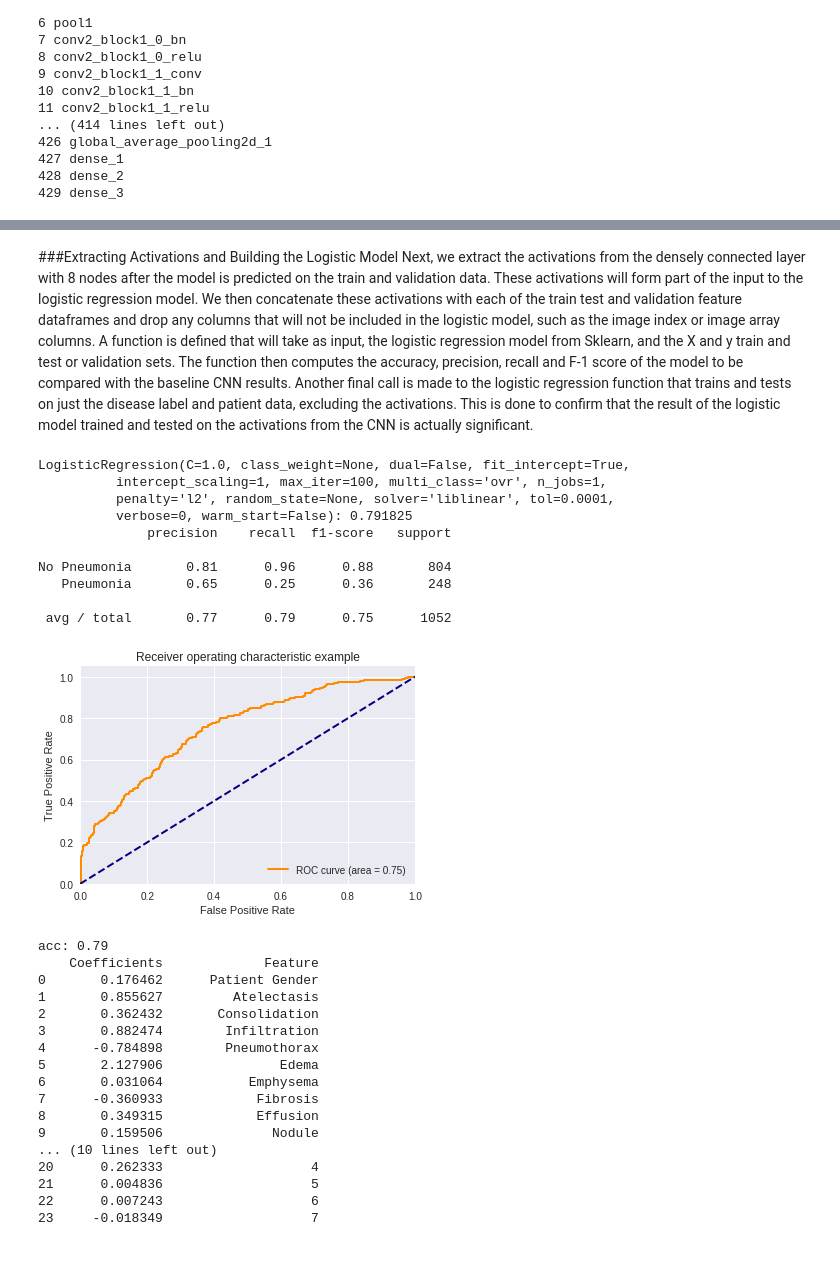
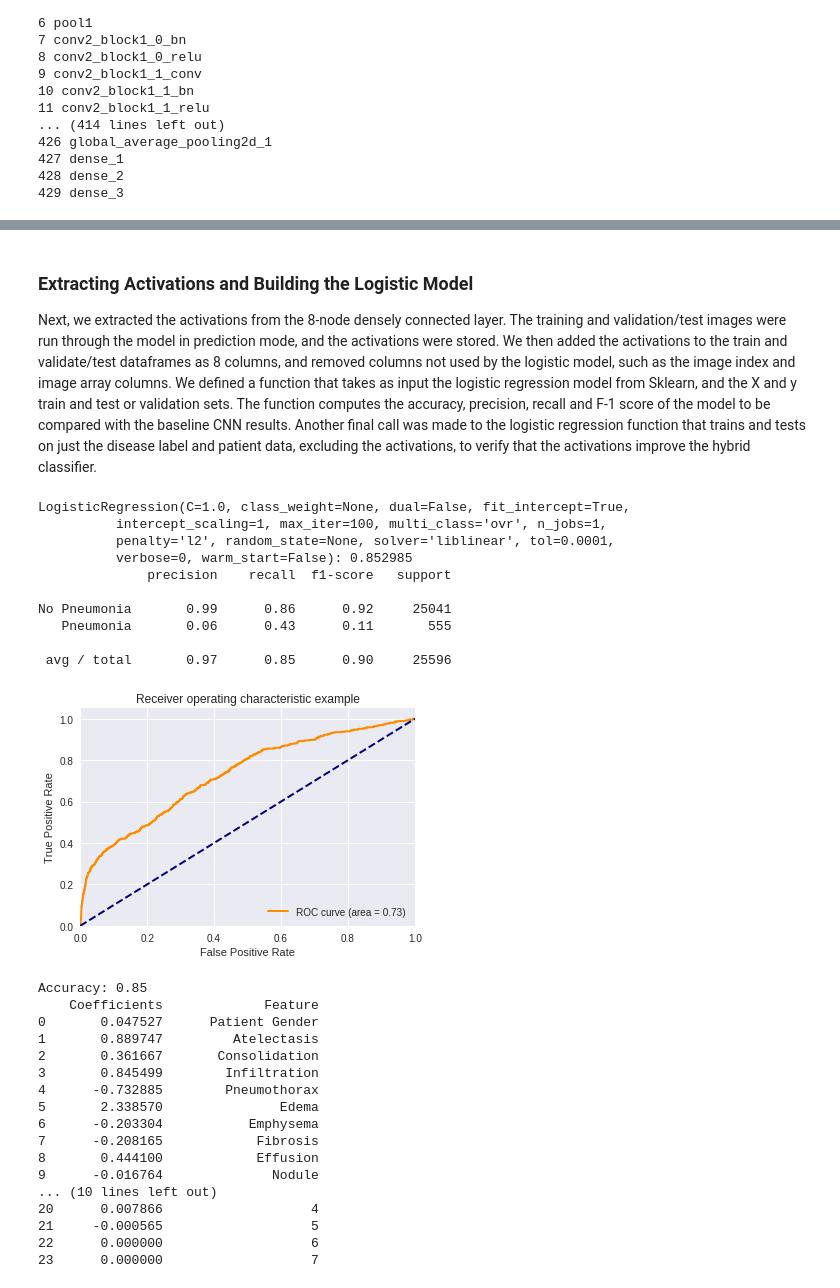
Before and after one commit to Chex-Mix/pneumonia-detection, a Jupyter notebook: chest_x.ipynb, the cells around one changed output, grey strips where cells are left out. Saved outputs shown, nothing was run; the diff lists cells and outputs as text; code cells hidden in the pictures; blank space fills up the shorter version.

```diff
--- a/chest_x.ipynb
+++ b/chest_x.ipynb
@@ -527,3 +518,3 @@ Text(0.5,1,'2-class Precision-Recall curve: AP=0.23')
 # %% [markdown]
-###Extracting Activations and Building the Logistic Model
-Next, we extract the activations from the densely connected layer with 8 nodes after the model is predicted on the train and validation data. These activations will form part of the input to the logistic regression model. We then concatenate these activations with each of the train test and validation feature dataframes and drop any columns that will not be included in the logistic model, such as the image index or image array columns. A function is defined that will take as input, the logistic regression model from Sklearn, and the X and y train and test or validation sets. The function then computes the accuracy, precision, recall and F-1 score of the model to be compared with the baseline CNN results. Another final call is made to the logistic regression function that trains and tests on just the disease label and patient data, excluding the activations. This is done to confirm that the result of the logistic model trained and tested on the activations from the CNN is actually significant.
+### Extracting Activations and Building the Logistic Model
+Next, we extracted the activations from the 8-node densely connected layer. The training and validation/test images were run through the model in prediction mode, and the activations were stored. We then added the activations to the train and validate/test dataframes as 8 columns, and removed columns not used by the logistic model, such as the image index and image array columns. We defined a function that takes as input the logistic regression model from Sklearn, and the X and y train and test or validation sets. The function computes the accuracy, precision, recall and F-1 score of the model to be compared with the baseline CNN results. Another final call was made to the logistic regression function that trains and tests on just the disease label and patient data, excluding the activations, to verify that the activations improve the hybrid classifier.
@@ -540,20 +535,20 @@ pool_features_validate = feature_layer.predict(np.asarray(X_validate['img_arr'].
 # Convert the arrays of activations to dataframes to be concatenated to the rest
 # of the data.
 pool_features_train = pd.DataFrame(pool_features_train)
-#pool_features_test = pd.DataFrame(pool_features_test)
-pool_features_validate = pd.DataFrame(pool_features_validate)
+pool_features_test = pd.DataFrame(pool_features_test)
+#pool_features_validate = pd.DataFrame(pool_features_validate)
 # %%
 # Drop the column of image arrays from the train data.
 X_train = X_train.drop(['img_arr'], axis=1)
-#X_test = X_test.drop(['img_arr'], axis=1)
-X_validate = X_validate.drop(['img_arr'], axis=1)
+X_test = X_test.drop(['img_arr'], axis=1)
+#X_validate = X_validate.drop(['img_arr'], axis=1)
 # %%
 # Concatenate the CNN layer activations with disease labels and patient data.
 X_train_log = pd.concat([X_train.reset_index(drop=True), pool_features_train], axis=1)
-#X_test_log = pd.concat([X_test.reset_index(drop=True), pool_features_test], axis=1)
-X_validate_log = pd.concat([X_validate.reset_index(drop=True), pool_features_validate], axis=1)
+X_test_log = pd.concat([X_test.reset_index(drop=True), pool_features_test], axis=1)
+#X_validate_log = pd.concat([X_validate.reset_index(drop=True), pool_features_validate], axis=1)
 # %%
 # Drop the column containing the image indices from the feature sets.
 X_train_log = X_train_log.drop(['Image Index'], axis=1)
-#X_test_log = X_test_log.drop(['Image Index'], axis=1)
-X_validate_log = X_validate_log.drop(['Image Index'], axis=1)
+X_test_log = X_test_log.drop(['Image Index'], axis=1)
+#X_validate_log = X_validate_log.drop(['Image Index'], axis=1)
@@ -573,58 +563,59 @@ def test_model(model, X_train, y_train, X_test, y_test):
   print(metrics.classification_report(y_test, y_predict, target_names=labels))
   y_predict_proba = model.predict_proba(X_test)
 
   fpr, tpr, _ = metrics.roc_curve(y_test, y_predict_proba[:,1])
   roc_auc = metrics.auc(fpr, tpr)
 
   plt.figure()
   lw = 2
   plt.plot(fpr, tpr, color='darkorange',
            lw=lw, label='ROC curve (area = %0.2f)' % roc_auc)
   plt.plot([0, 1], [0, 1], color='navy', lw=lw, linestyle='--')
   plt.xlim([0.0, 1.0])
   plt.ylim([0.0, 1.05])
   plt.xlabel('False Positive Rate')
   plt.ylabel('True Positive Rate')
   plt.title('Receiver operating characteristic example')
   plt.legend(loc="lower right")
   plt.show()
 
-  print("acc: %.02f" % sklearn.metrics.accuracy_score(y_test, np.argmax(y_predict_proba, axis=1)))
+  print("Accuracy: %.02f" % sklearn.metrics.accuracy_score(y_test, np.argmax(y_predict_proba, axis=1)))
 
-
+  # Print the coefficients of the logistic regression model.
   coefficients = pd.DataFrame({"Coefficients":np.transpose(model.coef_[0, ]), "Feature":X_train.columns})
   print(coefficients)
 
-test_model(LogisticRegression(), X_train_log, y_train_log, X_validate_log, y_validate_log)
+# test_model(LogisticRegression(), X_train_log, y_train, X_validate_log, y_validate)
+test_model(LogisticRegression(), X_train_log, y_train, X_test_log, y_test)
 # %% [output]
 LogisticRegression(C=1.0, class_weight=None, dual=False, fit_intercept=True,
           intercept_scaling=1, max_iter=100, multi_class='ovr', n_jobs=1,
           penalty='l2', random_state=None, solver='liblinear', tol=0.0001,
-          verbose=0, warm_start=False): 0.791825
+          verbose=0, warm_start=False): 0.852985
               precision    recall  f1-score   support
 
-No Pneumonia       0.81      0.96      0.88       804
-   Pneumonia       0.65      0.25      0.36       248
+No Pneumonia       0.99      0.86      0.92     25041
+   Pneumonia       0.06      0.43      0.11       555
 
- avg / total       0.77      0.79      0.75      1052
+ avg / total       0.97      0.85      0.90     25596
-[figure, old version]
+[figure, new version]
-acc: 0.79
+Accuracy: 0.85
     Coefficients             Feature
-0       0.176462      Patient Gender
-1       0.855627         Atelectasis
-2       0.362432       Consolidation
-3       0.882474        Infiltration
-4      -0.784898        Pneumothorax
-5       2.127906               Edema
-6       0.031064           Emphysema
-7      -0.360933            Fibrosis
-8       0.349315            Effusion
-9       0.159506              Nodule
+0       0.047527      Patient Gender
+1       0.889747         Atelectasis
+2       0.361667       Consolidation
+3       0.845499        Infiltration
+4      -0.732885        Pneumothorax
+5       2.338570               Edema
+6      -0.203304           Emphysema
+7      -0.208165            Fibrosis
+8       0.444100            Effusion
+9      -0.016764              Nodule
 ... (10 lines left out)
-20      0.262333                   4
-21      0.004836                   5
-22      0.007243                   6
-23     -0.018349                   7
+20      0.007866                   4
+21     -0.000565                   5
+22      0.000000                   6
+23      0.000000                   7
 # %%
 # Train and test the logistic regression model without any activations from the
 # DenseNet-121 CNN.
```
Also changed, not shown: parts of 23 cells of this notebook.
